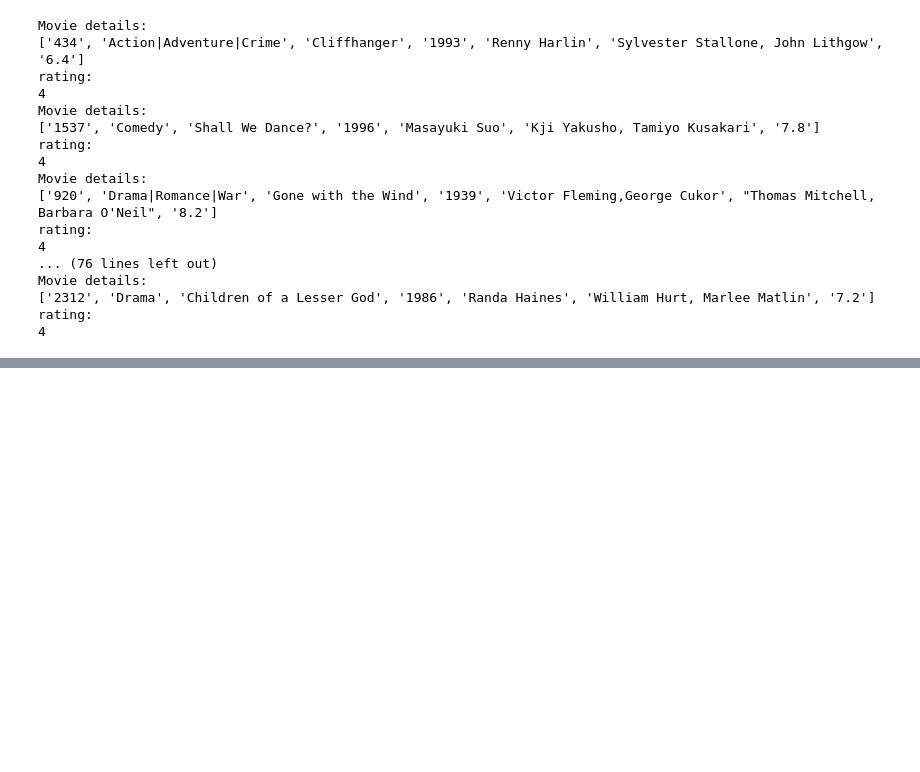
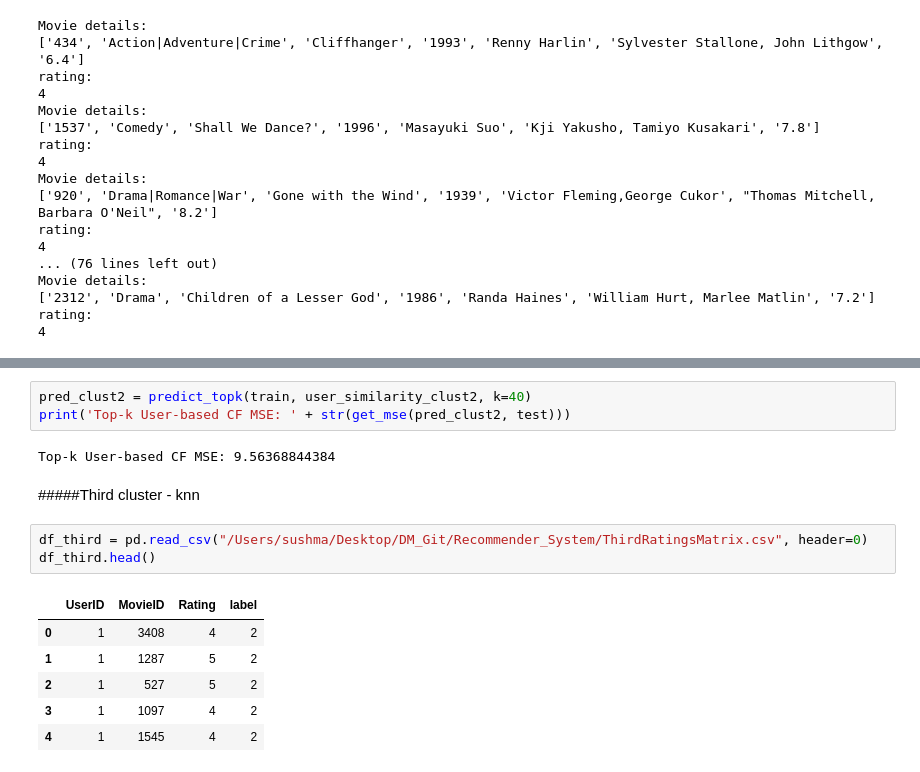
Before and after one commit to erwenzhang/Recommender_System, a Jupyter notebook: clusterMovies.ipynb, the cells around one changed output, grey strips where cells are left out. Cells and saved outputs as stored; diff of their text form; blank space fills up the shorter version.

```diff
--- a/clusterMovies.ipynb
+++ b/clusterMovies.ipynb
@@ -575,0 +867,17 @@ rating:
+# %%
+pred_clust2 = predict_topk(train, user_similarity_clust2, k=40)
+print('Top-k User-based CF MSE: ' + str(get_mse(pred_clust2, test)))
+# %% [output]
+Top-k User-based CF MSE: 9.56368844384
+# %% [markdown]
+#####Third cluster - knn
+# %%
+df_third = pd.read_csv("/Users/sushma/Desktop/DM_Git/Recommender_System/ThirdRatingsMatrix.csv", header=0)
+df_third.head()
+# %% [output]
+|  | UserID | MovieID | Rating | label |
+| 0 | 1 | 3408 | 4 | 2 |
+| 1 | 1 | 1287 | 5 | 2 |
+| 2 | 1 | 527 | 5 | 2 |
+| 3 | 1 | 1097 | 4 | 2 |
+| 4 | 1 | 1545 | 4 | 2 |
```
Also changed, not shown: parts of 50 cells of this notebook.
